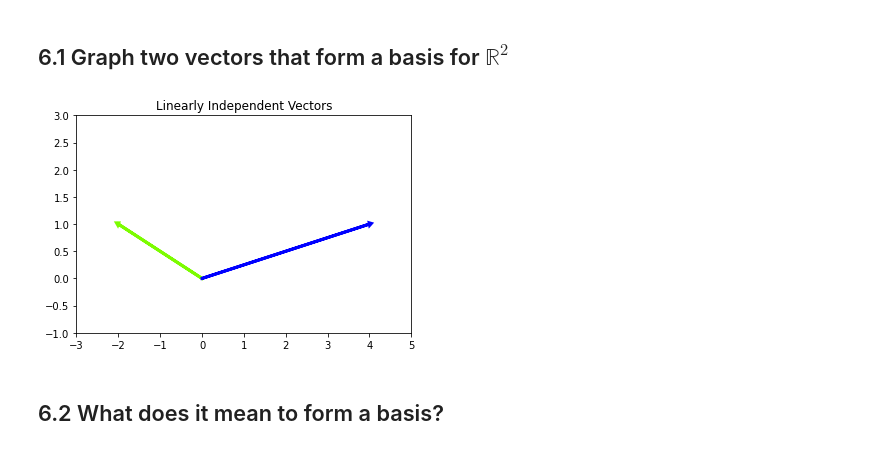
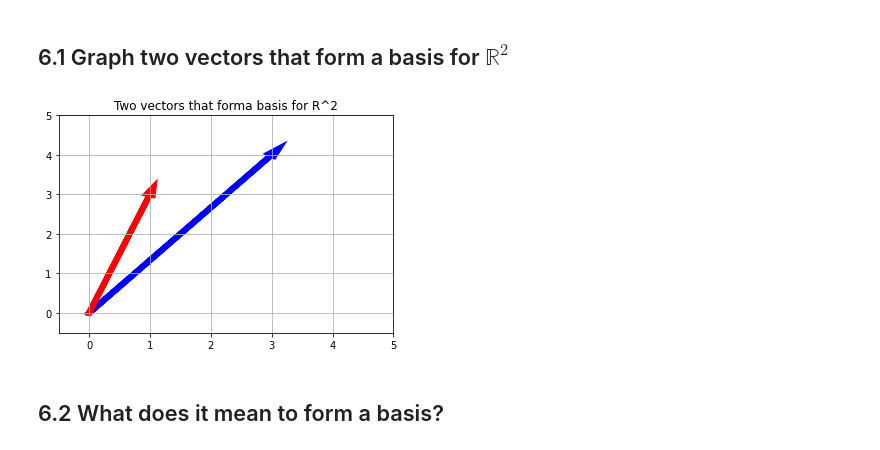
Before and after one commit to vjmiyagi/DS-Unit-1-Sprint-3-Linear-Algebra, a Jupyter notebook: Module2/LS_DS_132_Intermediate_Linear_Algebra_Assignment.ipynb, the cells around one changed output. Saved outputs shown, nothing was run; the diff lists cells and outputs as text; code cells hidden in the pictures.

```diff
--- a/Module2/LS_DS_132_Intermediate_Linear_Algebra_Assignment.ipynb
+++ b/Module2/LS_DS_132_Intermediate_Linear_Algebra_Assignment.ipynb
@@ -369,23 +379,28 @@ The span of vectors l, m, and n is the entire 3D space.
 ## 6.1 Graph two vectors that form a basis for $\mathbb{R}^2$
 # %%
 # Two vectors that form a basis for R^2
+a1 = np.array([3,4])
+a2 = np.array([1,3])
 
-# Axis Bounds
-plt.xlim(-3,5)
-plt.ylim(-1,3)
-
-# Original Vector
-a = [-2,1]
-b = [4, 1]
-
-# Plot Vectors
-plt.arrow(0,0, a[0], a[1], linewidth=3, head_width=.05, head_length=0.05, color ='lawngreen')
-plt.arrow(0,0, b[0], b[1], linewidth=3, head_width=.05, head_length=0.05, color ='blue')
-
-plt.title("Linearly Independent Vectors")
+fix, ax = plt.subplots()
+ax.grid()
+plt.xlim(-0.5,5)
+plt.ylim(-0.5,5)
+plt.arrow(0,0,
+          a1[0],a1[1],
+          head_width=0.1,
+          head_length=0.2,
+          linewidth=6,
+          color = 'blue')
+plt.arrow(0,0,
+          a2[0],a2[1],
+          head_width=0.1,
+          head_length=0.2,
+          linewidth=6,          color='red')
+plt.title("Two vectors that forma basis for R^2")
 plt.show()
 # %% [output]
-[figure, old version]
+[figure, new version]
 # %% [markdown]
 ## 6.2 What does it mean to form a basis?
 # %% [markdown]
```
Also changed, not shown: parts of 55 cells of this notebook.
